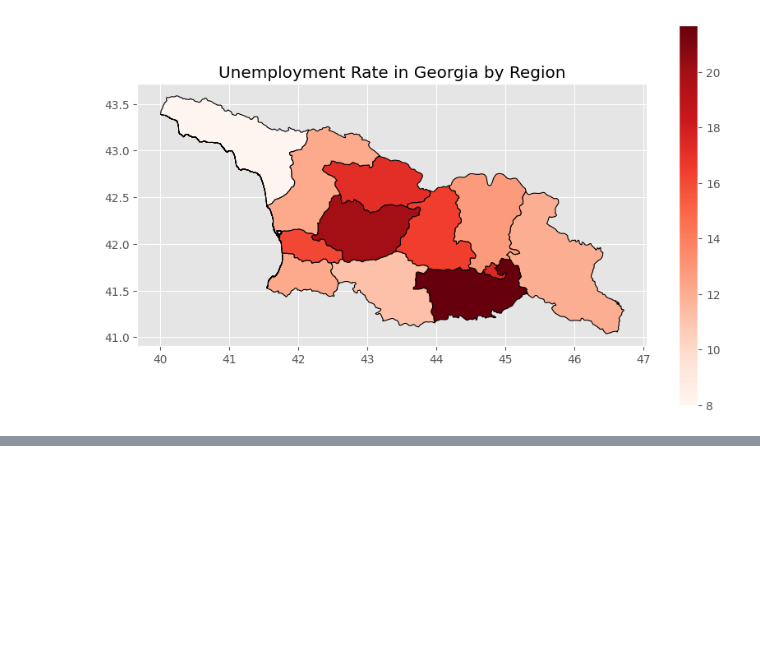
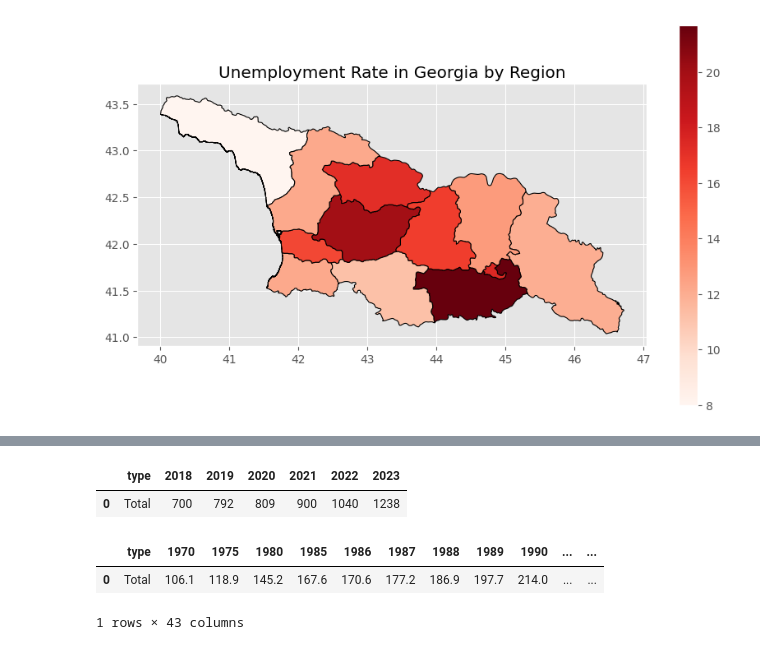
Before and after one commit to SabaGuledani/Economic-and-Financial-Analysis-of-Georgia, a Jupyter notebook: GDP.ipynb, the cells around one changed output, grey strips where cells are left out. Drawn from its saved outputs; the diff is of its cells as text; code cells hidden in the pictures; blank space fills up the shorter version.

```diff
--- a/GDP.ipynb
+++ b/GDP.ipynb
@@ -421,0 +469,13 @@ m.save("georgia_unemployment_interactive_map.html")
+# %%
+df_median_salaries = pd.read_csv('./salary_meadians.csv')
+df_avg_salaries = pd.read_csv('./salaries.csv')
+df_median_salaries.head()
+# %% [output]
+|  | type | 2018 | 2019 | 2020 | 2021 | 2022 | 2023 |
+| 0 | Total | 700 | 792 | 809 | 900 | 1040 | 1238 |
+# %%
+df_avg_salaries.head()
+# %% [output]
+|  | type | 1970 | 1975 | 1980 | 1985 | 1986 | 1987 | 1988 | 1989 | 1990 | ... | ... |
+| 0 | Total | 106.1 | 118.9 | 145.2 | 167.6 | 170.6 | 177.2 | 186.9 | 197.7 | 214.0 | ... | ... |
+1 rows × 43 columns
```
Also changed, not shown: parts of 24 cells of this notebook, 2 other files.
